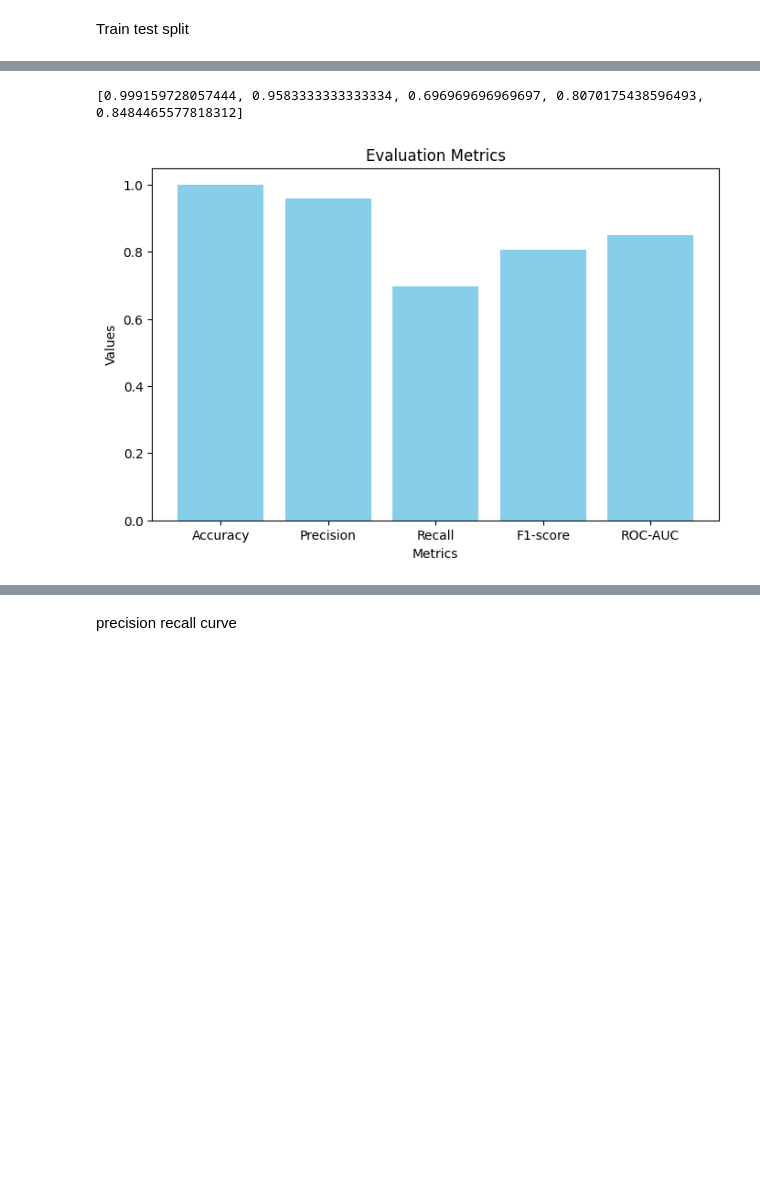
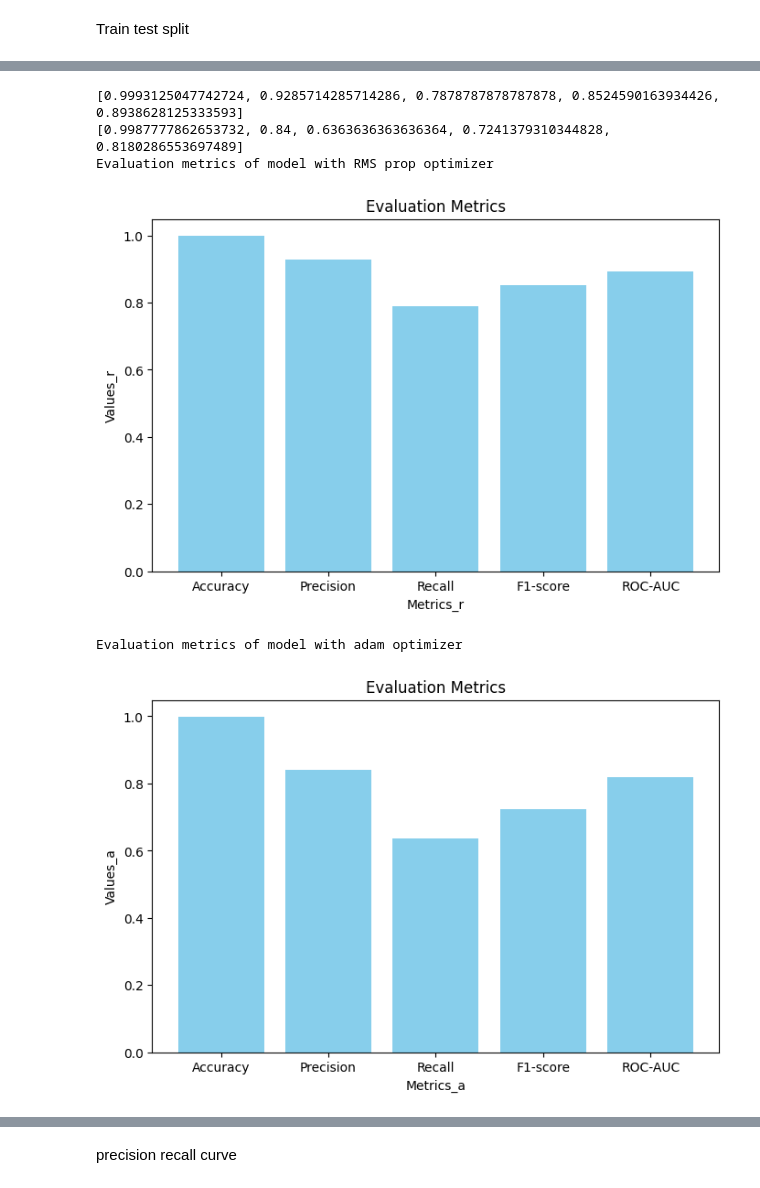
Before and after one commit to GOPIKA-S-S/DL_lab, a Jupyter notebook: 2348518_DL_lab2.ipynb, the cells around one changed output, grey strips where cells are left out. Cells and saved outputs as stored; diff of their text form; code cells hidden in the pictures; blank space fills up the shorter version.

```diff
--- a/2348518_DL_lab2.ipynb
+++ b/2348518_DL_lab2.ipynb
@@ -143,11 +143,15 @@ model.add(layers.Dense(1, activation='sigmoid'))  # Output layer for binary clas
 # Compile the model
 model.compile(optimizer='adam', loss='binary_crossentropy', metrics=['accuracy'])
 # %%
-# Train the MLP model
-training_info= model.fit(X_train, y_train, epochs=10, batch_size=32, validation_data=(X_test, y_test))
+import tensorflow as tf
+from tensorflow import keras
+from tensorflow.keras import layers
 
-# Experiment with different optimization algorithms and learning rates
-# Example 1: RMSprop optimizer with a different learning rate
+input_shape = X_train.shape[1]  # Number of features in the input data
+
+
+# Training the model with different optimization algorithms and learning rates
+# 1: RMSprop optimizer with a different learning rate
 model_rmsprop = keras.Sequential([
     layers.Dense(64, activation='relu', input_shape=(input_shape,)),
     layers.Dense(64, activation='relu'),
@@ -157,7 +161,7 @@ model_rmsprop = keras.Sequential([
 model_rmsprop.compile(optimizer=keras.optimizers.RMSprop(learning_rate=0.001), loss='binary_crossentropy', metrics=['accuracy'])
 history_rmsprop = model_rmsprop.fit(X_train, y_train, epochs=10, batch_size=32, validation_data=(X_test, y_test))
 
-# Example 2: Adam optimizer with a different learning rate
+# 2: Adam optimizer with a different learning rate
 model_adam = keras.Sequential([
     layers.Dense(64, activation='relu', input_shape=(input_shape,)),
     layers.Dense(64, activation='relu'),
@@ -201,22 +214,40 @@ roc_auc = metrics.roc_auc_score(y_test, class_predictions)
 # %%
 # Create a bar plot to visualize the evaluation metrics
 import matplotlib.pyplot as plt
 
 # Define the evaluation metrics and their respective values
-metrics = ['Accuracy', 'Precision', 'Recall', 'F1-score', 'ROC-AUC']
-values = [accuracy, precision, recall, f1_score, roc_auc]
-print(values)
+metrics_r= ['Accuracy', 'Precision', 'Recall', 'F1-score', 'ROC-AUC']
+values_r = [accuracy1, precision1, recall1, f1_score1, roc_auc1]
+print(values_r)
 
+# Define the evaluation metrics and their respective values
+metrics_a= ['Accuracy', 'Precision', 'Recall', 'F1-score', 'ROC-AUC']
+values_a = [accuracy2, precision2, recall2, f1_score2, roc_auc2]
+print(values_a)
+print("Evaluation metrics of model with RMS prop optimizer")
 # Create a bar plot
 plt.figure(figsize=(8, 5))
-plt.bar(metrics, values, color='skyblue')
-plt.xlabel('Metrics')
-plt.ylabel('Values')
+plt.bar(metrics_r, values_r, color='skyblue')
+plt.xlabel('Metrics_r')
+plt.ylabel('Values_r')
 plt.title('Evaluation Metrics')
 plt.show()
+
+print("Evaluation metrics of model with adam optimizer")
+# Create a bar plot
+plt.figure(figsize=(8, 5))
+plt.bar(metrics_a, values_a, color='skyblue')
+plt.xlabel('Metrics_a')
+plt.ylabel('Values_a')
+plt.title('Evaluation Metrics')
+plt.show()
 # %% [output]
-[0.999159728057444, 0.9583333333333334, 0.696969696969697, 0.8070175438596493, 0.8484465577818312]
+[0.9993125047742724, 0.9285714285714286, 0.7878787878787878, 0.8524590163934426, 0.8938628125333593]
+[0.9987777862653732, 0.84, 0.6363636363636364, 0.7241379310344828, 0.8180286553697489]
+Evaluation metrics of model with RMS prop optimizer
-[figure, old version]
+[figure, new version]
+Evaluation metrics of model with adam optimizer
+[figure, added]
 # %%
 import matplotlib.pyplot as plt
 import seaborn as sns
```
Also changed, not shown: parts of 4 cells of this notebook.
